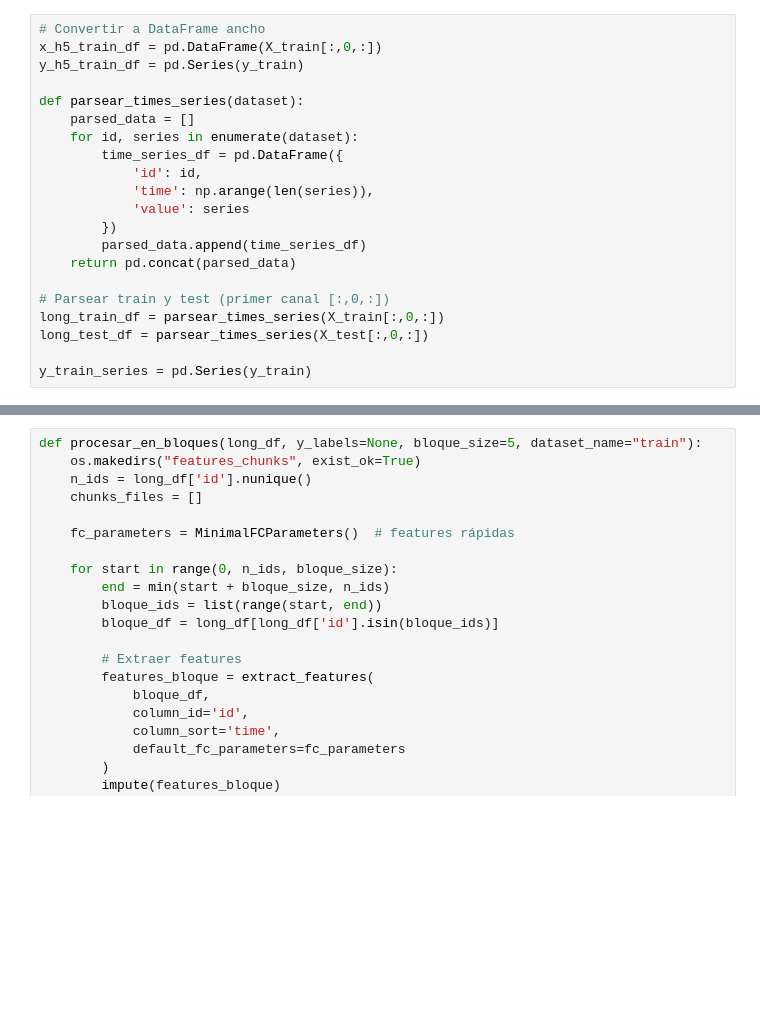
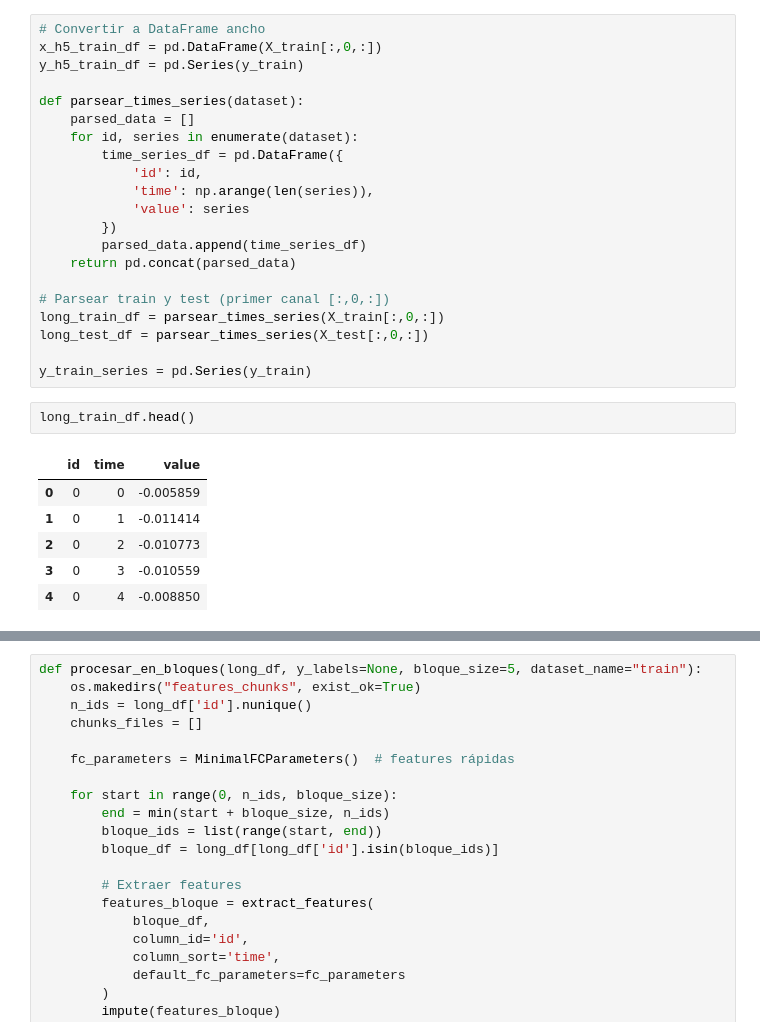
Before and after one commit to JorgeL2005/Project1_ML, a Jupyter notebook: notebooks/feature_extraction.ipynb, the cells around one changed output, grey strips where cells are left out. Drawn from its saved outputs; the diff is of its cells as text; blank space fills up the shorter version.

```diff
--- a/notebooks/feature_extraction.ipynb
+++ b/notebooks/feature_extraction.ipynb
@@ -47,3 +89,12 @@ long_train_df = parsear_times_series(X_train[:,0,:])
 long_test_df = parsear_times_series(X_test[:,0,:])
 
 y_train_series = pd.Series(y_train)
+# %%
+long_train_df.head()
+# %% [output]
+|  | id | time | value |
+| 0 | 0 | 0 | -0.005859 |
+| 1 | 0 | 1 | -0.011414 |
+| 2 | 0 | 2 | -0.010773 |
+| 3 | 0 | 3 | -0.010559 |
+| 4 | 0 | 4 | -0.008850 |
```
Also changed, not shown: parts of 9 cells of this notebook, 25 other files.
